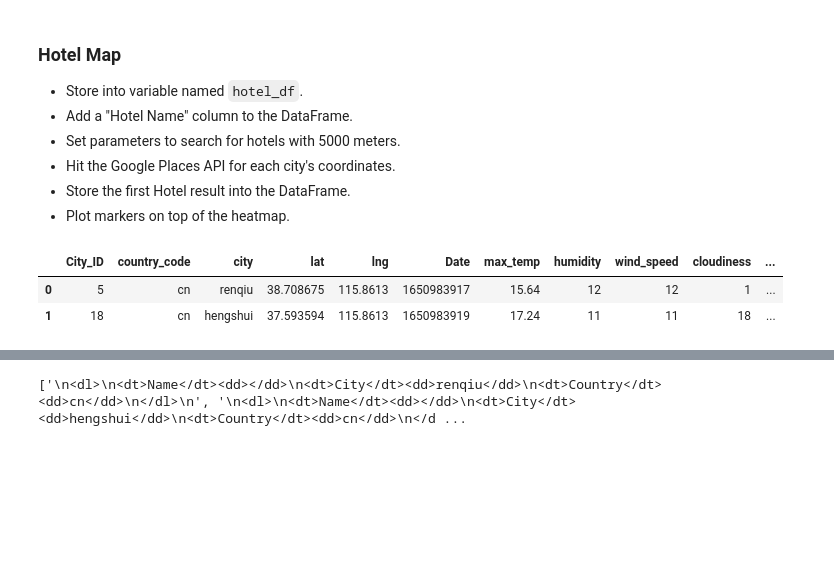
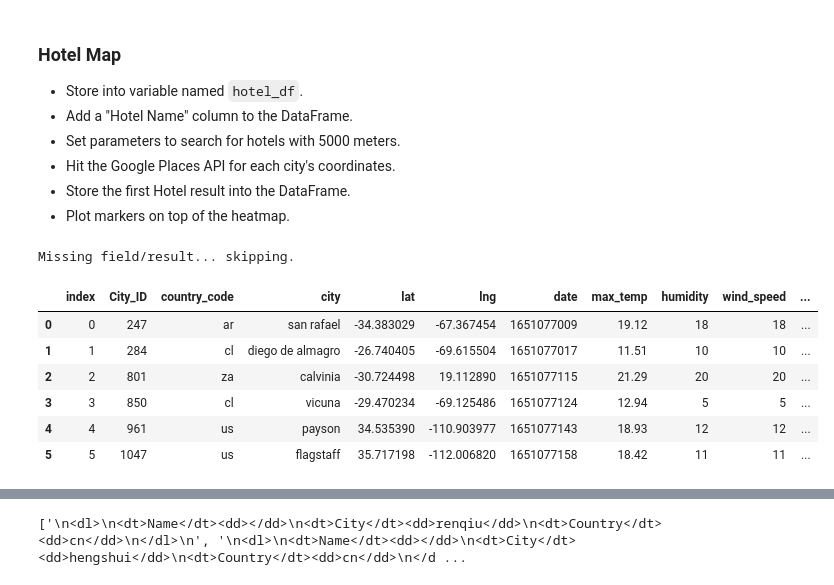
Before and after one commit to Ejwpls/python-api-challenge, a Jupyter notebook: starter_code/VacationPy.ipynb, the cells around one changed output, grey strips where cells are left out. Cells and saved outputs as stored; diff of their text form; code cells hidden in the pictures; blank space fills up the shorter version.

```diff
--- a/starter_code/VacationPy.ipynb
+++ b/starter_code/VacationPy.ipynb
@@ -72,13 +86,54 @@ hotel_df = city_df.loc[(city_df['cloudiness'] <= max_cloud) & (city_df['humidity
 * Hit the Google Places API for each city's coordinates.
 * Store the first Hotel result into the DataFrame.
 * Plot markers on top of the heatmap.
-# %%
-hotel_df['Hotel Name'] = ''
-hotel_df.head()
-# %% [output]
-|  | City_ID | country_code | city | lat | lng | Date | max_temp | humidity | wind_speed | cloudiness | ... |
-| 0 | 5 | cn | renqiu | 38.708675 | 115.8613 | 1650983917 | 15.64 | 12 | 12 | 1 | ... |
-| 1 | 18 | cn | hengshui | 37.593594 | 115.8613 | 1650983919 | 17.24 | 11 | 11 | 18 | ... |
+# %%
+# params dictionary to update each iteration
+params = {
+    "radius": 50000,
+    "types": "lodging",
+    #"keyword": "hotel",
+    "key": gkey
+}
+
+# Use the lat/lng we recovered to identify airports
+for index, row in hotel_df.iterrows():
+    # get lat, lng from df
+    lat = row["lat"]
+    lng = row["lng"]
+
+    # change location each iteration while leaving original params in place
+    params["location"] = f"{lat},{lng}"
+
+    # Use the search term: "International Airport" and our lat/lng
+    base_url = "https://maps.googleapis.com/maps/api/place/nearbysearch/json"
+
+    # make request and print url
+    name_address = requests.get(base_url, params=params)
+
+#     print the name_address url, avoid doing for public github repos in order to avoid exposing key
+#     print(name_address.url)
+
+    # convert to json
+    name_address = name_address.json()
+    #print(json.dumps(name_address["results"][0]["name"], indent=4, sort_keys=True))
+
+    # Since some data may be missing we incorporate a try-except to skip any that are missing a data point.
+    try:
+        hotel_df.loc[index, "Hotel Name"] = name_address["results"][0]["name"]
+
+    except (KeyError, IndexError):
+        print("Missing field/result... skipping.")
+
+hotel_df
+# %% [output]
+Missing field/result... skipping.
+|  | index | City_ID | country_code | city | lat | lng | date | max_temp | humidity | wind_speed | ... |
+| 0 | 0 | 247 | ar | san rafael | -34.383029 | -67.367454 | 1651077009 | 19.12 | 18 | 18 | ... |
+| 1 | 1 | 284 | cl | diego de almagro | -26.740405 | -69.615504 | 1651077017 | 11.51 | 10 | 10 | ... |
+| 2 | 2 | 801 | za | calvinia | -30.724498 | 19.112890 | 1651077115 | 21.29 | 20 | 20 | ... |
+| 3 | 3 | 850 | cl | vicuna | -29.470234 | -69.125486 | 1651077124 | 12.94 | 5 | 5 | ... |
+| 4 | 4 | 961 | us | payson | 34.535390 | -110.903977 | 1651077143 | 18.93 | 12 | 12 | ... |
+| 5 | 5 | 1047 | us | flagstaff | 35.717198 | -112.006820 | 1651077158 | 18.42 | 11 | 11 | ... |
 # %%
 # NOTE: Do not change any of the code in this cell
 
```
Also changed, not shown: parts of 3 cells of this notebook, 7 other files.
